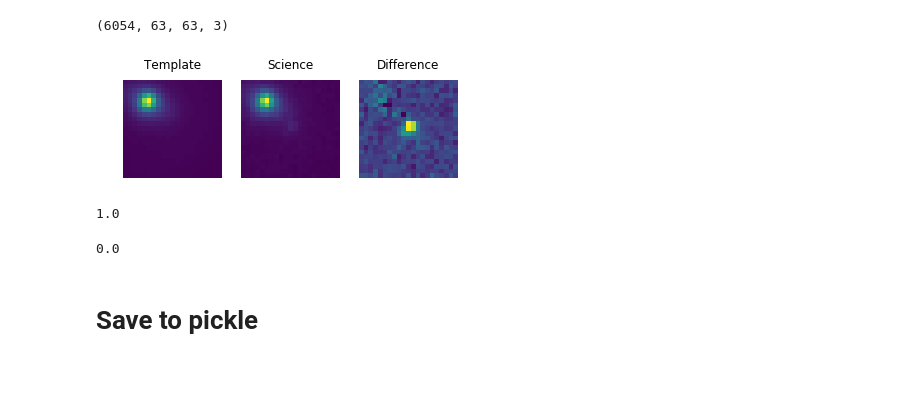
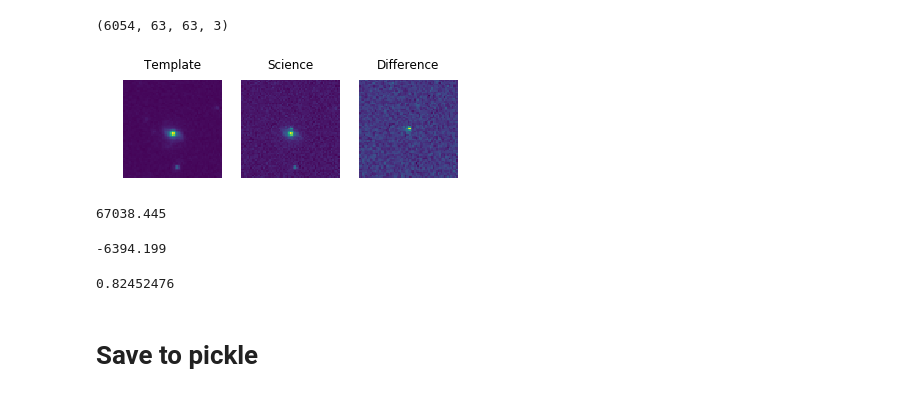
Before and after one commit to ReyesDeJong/ZTFsim, a Jupyter notebook: ZTF_inspection.ipynb, the cells around one changed output. Cells and saved outputs as stored; diff of their text form; code cells hidden in the pictures.

```diff
--- a/ZTF_inspection.ipynb
+++ b/ZTF_inspection.ipynb
@@ -133,16 +134,20 @@ reals.shape
 # %% [output]
 (6054, 63, 63, 3)
 # %%
-print_sample(reals_croped_padded_norm[1050,...])
+print_sample(reals[1050,...])
 # %% [output]
-[figure, old version]
+[figure, new version]
 # %%
-np.max(reals_croped_padded_norm)
+np.max(reals)
 # %% [output]
-1.0
+67038.445
 # %%
-np.min(reals_croped_padded_norm)
+np.min(reals)
 # %% [output]
-0.0
+-6394.199
+# %%
+np.mean(reals[...,2])
+# %% [output]
+0.82452476
 # %% [markdown]
 # Save to pickle
```
Also changed, not shown: parts of 39 cells of this notebook.
